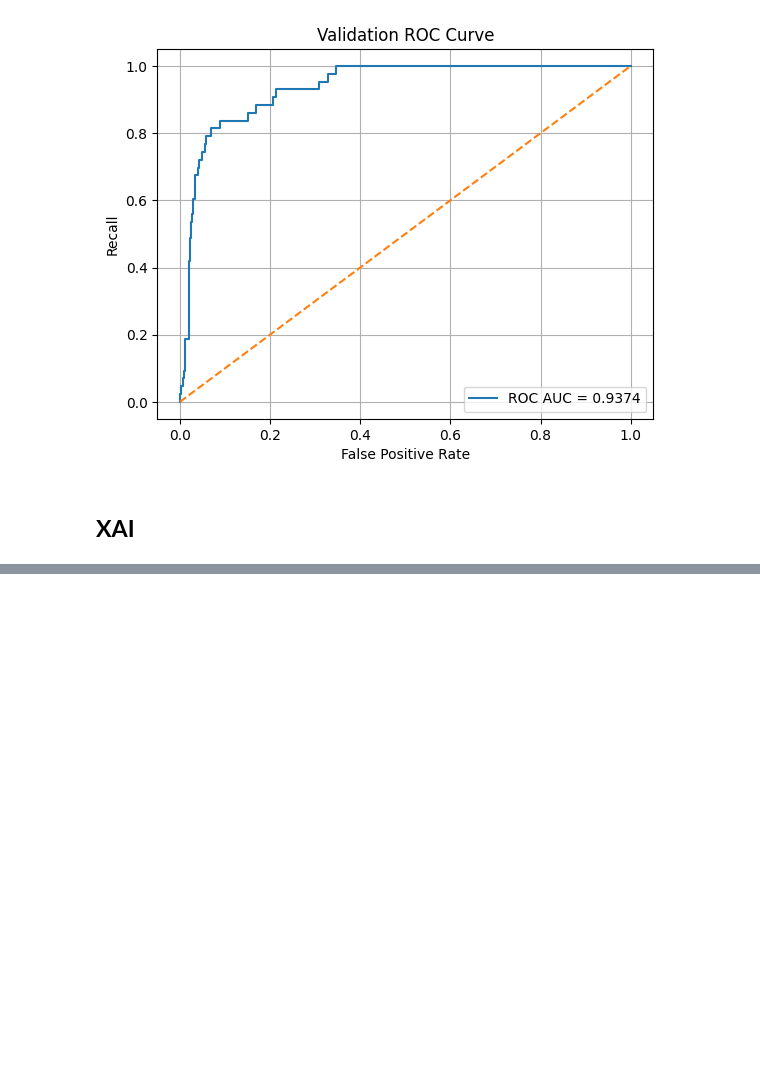
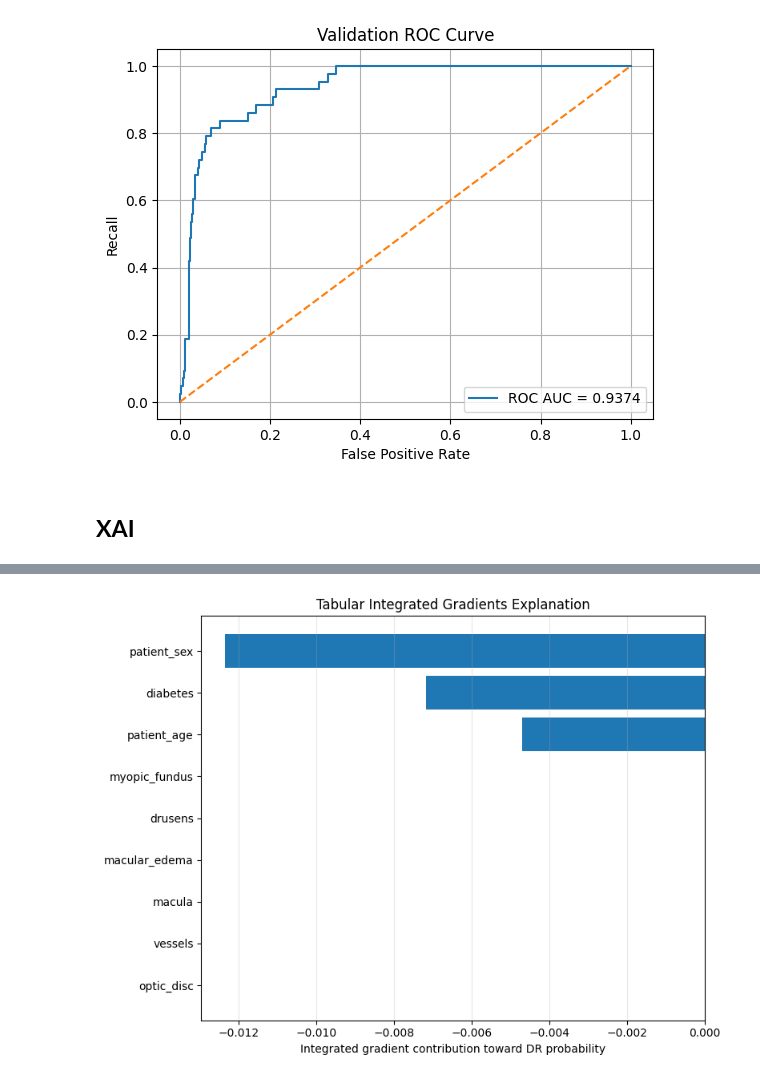
Before and after one commit to AliElrouby/Research_Project, a Jupyter notebook: Code/AliElrouby/Model3/Model3_Paper1_0_1.ipynb, the cells around one changed output, grey strips where cells are left out. Cells and saved outputs as stored; diff of their text form; code cells hidden in the pictures; blank space fills up the shorter version.

Commit message:
adjusting outputs

```diff
--- a/Code/AliElrouby/Model3/Model3_Paper1_0_1.ipynb
+++ b/Code/AliElrouby/Model3/Model3_Paper1_0_1.ipynb
@@ -2216,0 +2058,93 @@ def run_occlusion_sensitivity(
+# %%
+# =========================================================
+# 3) LIGHTWEIGHT TABULAR XAI
+# Method: Tabular Integrated Gradients
+# Replaces SHAP KernelExplainer to avoid RAM/CPU crash on WSL
+# =========================================================
+
+import gc
+import numpy as np
+import pandas as pd
+import matplotlib.pyplot as plt
+import tensorflow as tf
+import os
+
+TAB_XAI_STEPS = 24
+
+tab_sample = tab_batch.astype("float32")
+
+baseline_tab = np.median(X_train_tab, axis=0, keepdims=True).astype("float32")
+
+left_fixed_tf = tf.convert_to_tensor(left_batch.astype("float32"))
+right_fixed_tf = tf.convert_to_tensor(right_batch.astype("float32"))
+
+baseline_tf = tf.convert_to_tensor(baseline_tab)
+tab_sample_tf = tf.convert_to_tensor(tab_sample)
+
+alphas = tf.linspace(0.0, 1.0, TAB_XAI_STEPS)
+
+integrated_grads = tf.zeros_like(tab_sample_tf)
+
+for alpha in alphas:
+    interpolated_tab = baseline_tf + alpha * (tab_sample_tf - baseline_tf)
+
+    with tf.GradientTape() as tape:
+        tape.watch(interpolated_tab)
+
+        pred = model(
+            {
+                "left_image_input": left_fixed_tf,
+                "right_image_input": right_fixed_tf,
+                "tabular_input": interpolated_tab
+            },
+            training=False
+        )
+
+        target_score = pred[:, 0]
+
+    grads = tape.gradient(target_score, interpolated_tab)
+    integrated_grads += grads
+
+integrated_grads = integrated_grads / float(TAB_XAI_STEPS)
+
+tab_importance = (tab_sample_tf - baseline_tf) * integrated_grads
+tab_importance = tab_importance.numpy().reshape(-1)
+
+tabular_sample_values = tab_sample.reshape(-1)
+
+tab_xai_df = pd.DataFrame({
+    "feature": tabular_features,
+    "scaled_value": tabular_sample_values,
+    "baseline_value": baseline_tab.reshape(-1),
+    "importance": tab_importance,
+    "abs_importance": np.abs(tab_importance)
+}).sort_values("abs_importance", ascending=True)
+
+plt.figure(figsize=(8, 6))
+plt.barh(tab_xai_df["feature"], tab_xai_df["importance"])
+plt.xlabel("Integrated gradient contribution toward DR probability")
+plt.title("Tabular Integrated Gradients Explanation")
+plt.grid(axis="x", alpha=0.3)
+plt.tight_layout()
+
+plt.savefig(
+    os.path.join(XAI_DIR, f"sample_{sample_index}_tabular_integrated_gradients.png"),
+    dpi=300,
+    bbox_inches="tight"
+)
+
+plt.show()
+
+display(tab_xai_df.sort_values("abs_importance", ascending=False))
+
+tab_xai_df.sort_values("abs_importance", ascending=False).to_csv(
+    os.path.join(XAI_DIR, f"sample_{sample_index}_tabular_integrated_gradients.csv"),
+    index=False
+)
+
+del baseline_tf, tab_sample_tf, integrated_grads
+gc.collect()
+
+print("Saved lightweight tabular XAI output to:", XAI_DIR)
+# %% [output]
+[figure, added]
```
Also changed, not shown: parts of 14 cells of this notebook, 10 other files.
